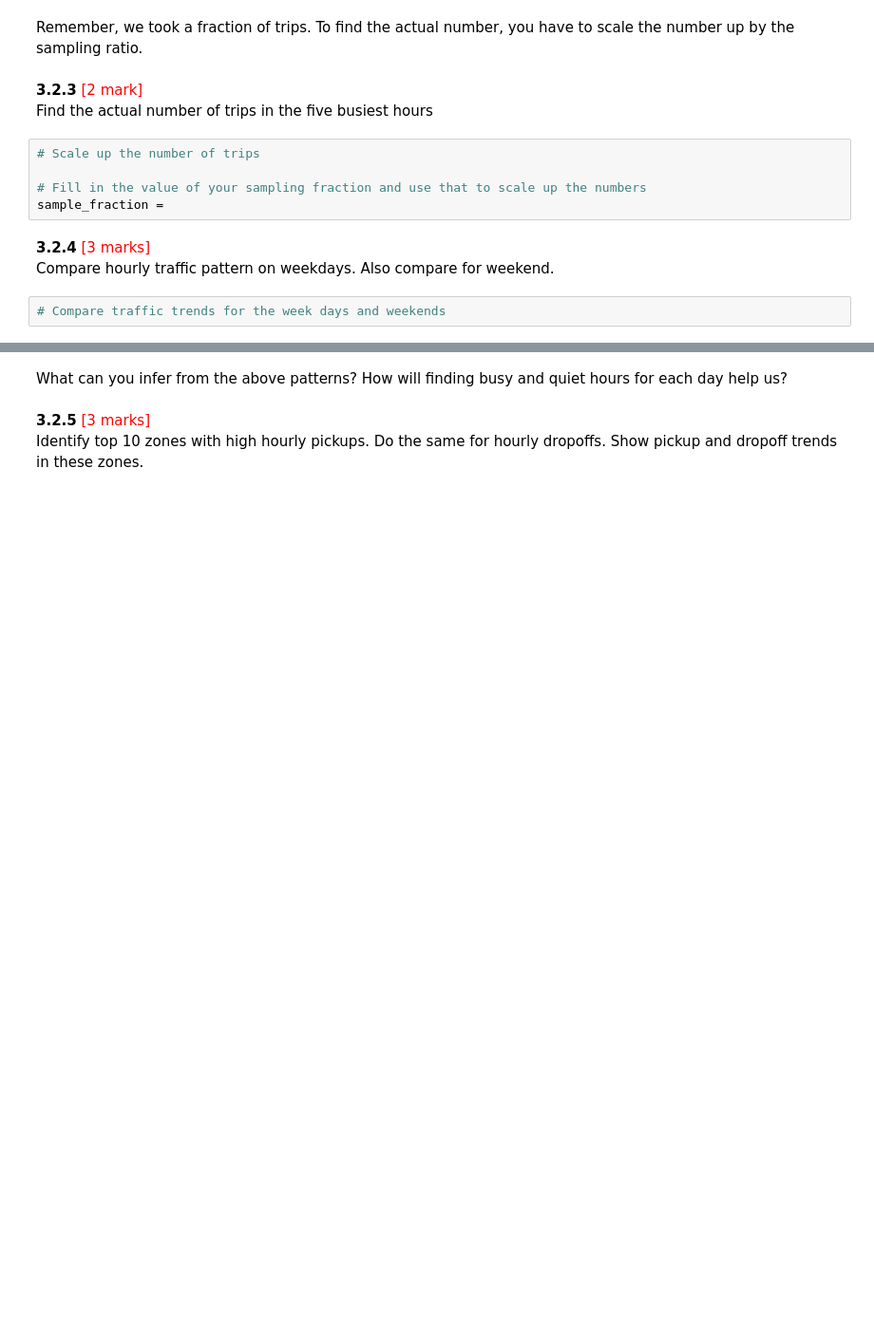
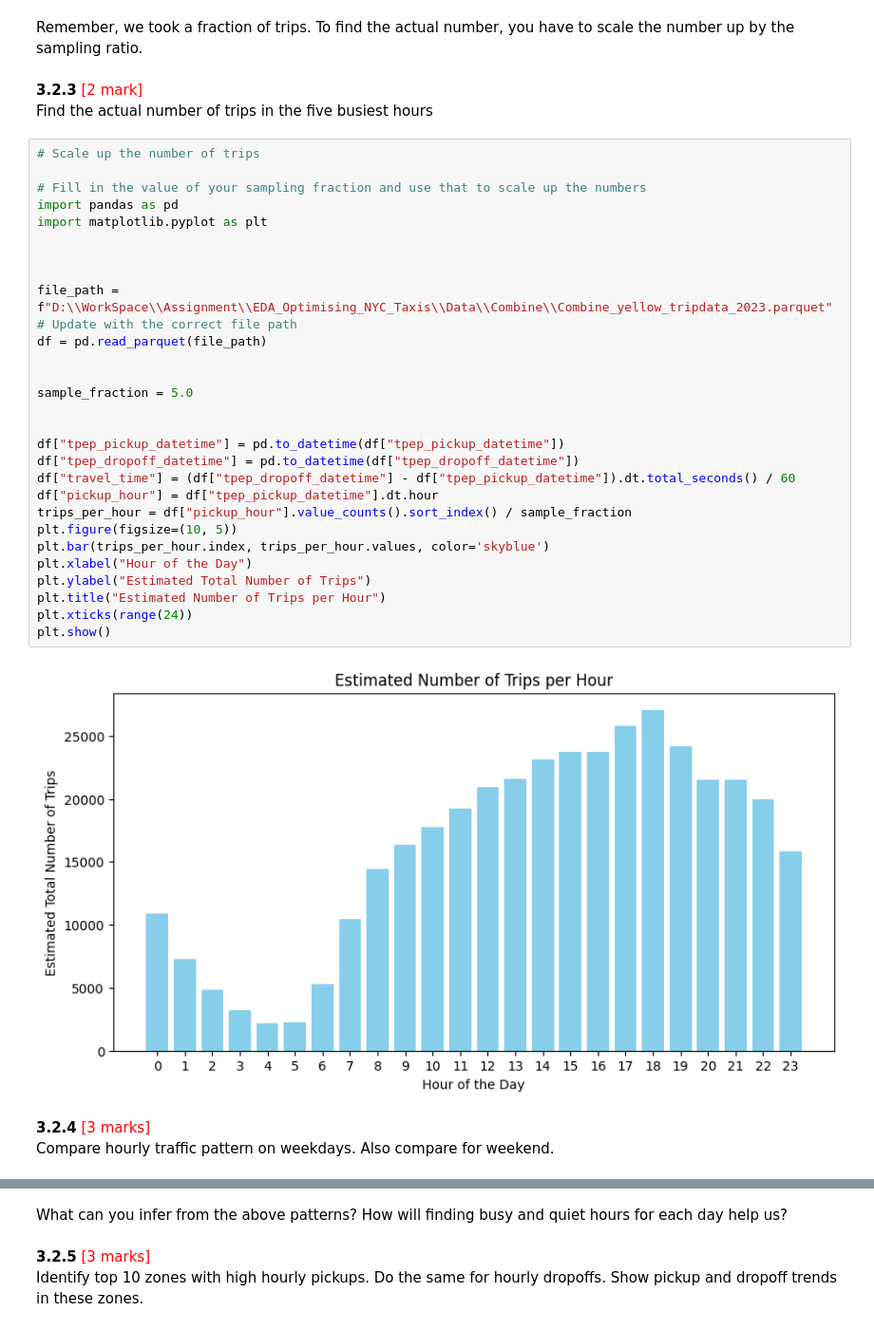
Before and after one commit to ashwanikryadav/upgrad2025, a Jupyter notebook: EDA_Optimising_NYC_Taxis/EDA_Assg_NYC_Taxi_Starter.ipynb, the cells around one changed output, grey strips where cells are left out. Shown: that part at 95% size. Cells and saved outputs as stored; diff of their text form; blank space fills up the shorter version.

```diff
--- a/EDA_Optimising_NYC_Taxis/EDA_Assg_NYC_Taxi_Starter.ipynb
+++ b/EDA_Optimising_NYC_Taxis/EDA_Assg_NYC_Taxi_Starter.ipynb
@@ -1100,13 +1192,36 @@ Remember, we took a fraction of trips. To find the actual number, you have to sc
 # %% [markdown]
 **3.2.3** <font color = red>[2 mark]</font> <br>
 Find the actual number of trips in the five busiest hours
-# %%
-# Scale up the number of trips
-
-# Fill in the value of your sampling fraction and use that to scale up the numbers
-sample_fraction =
+# %%
+# Scale up the number of trips
+
+# Fill in the value of your sampling fraction and use that to scale up the numbers
+import pandas as pd
+import matplotlib.pyplot as plt
+
+
+
+file_path = f"D:\\WorkSpace\\Assignment\\EDA_Optimising_NYC_Taxis\\Data\\Combine\\Combine_yellow_tripdata_2023.parquet"  # Update with the correct file path
+df = pd.read_parquet(file_path)
+
+
+sample_fraction = 5.0
+
+
+df["tpep_pickup_datetime"] = pd.to_datetime(df["tpep_pickup_datetime"])
+df["tpep_dropoff_datetime"] = pd.to_datetime(df["tpep_dropoff_datetime"])
+df["travel_time"] = (df["tpep_dropoff_datetime"] - df["tpep_pickup_datetime"]).dt.total_seconds() / 60
+df["pickup_hour"] = df["tpep_pickup_datetime"].dt.hour
+trips_per_hour = df["pickup_hour"].value_counts().sort_index() / sample_fraction
+plt.figure(figsize=(10, 5))
+plt.bar(trips_per_hour.index, trips_per_hour.values, color='skyblue')
+plt.xlabel("Hour of the Day")
+plt.ylabel("Estimated Total Number of Trips")
+plt.title("Estimated Number of Trips per Hour")
+plt.xticks(range(24))
+plt.show()
+# %% [output]
+[figure, added]
 # %% [markdown]
 **3.2.4** <font color = red>[3 marks]</font> <br>
 Compare hourly traffic pattern on weekdays. Also compare for weekend.
-# %%
-# Compare traffic trends for the week days and weekends
```
Also changed, not shown: parts of 10 cells of this notebook.
